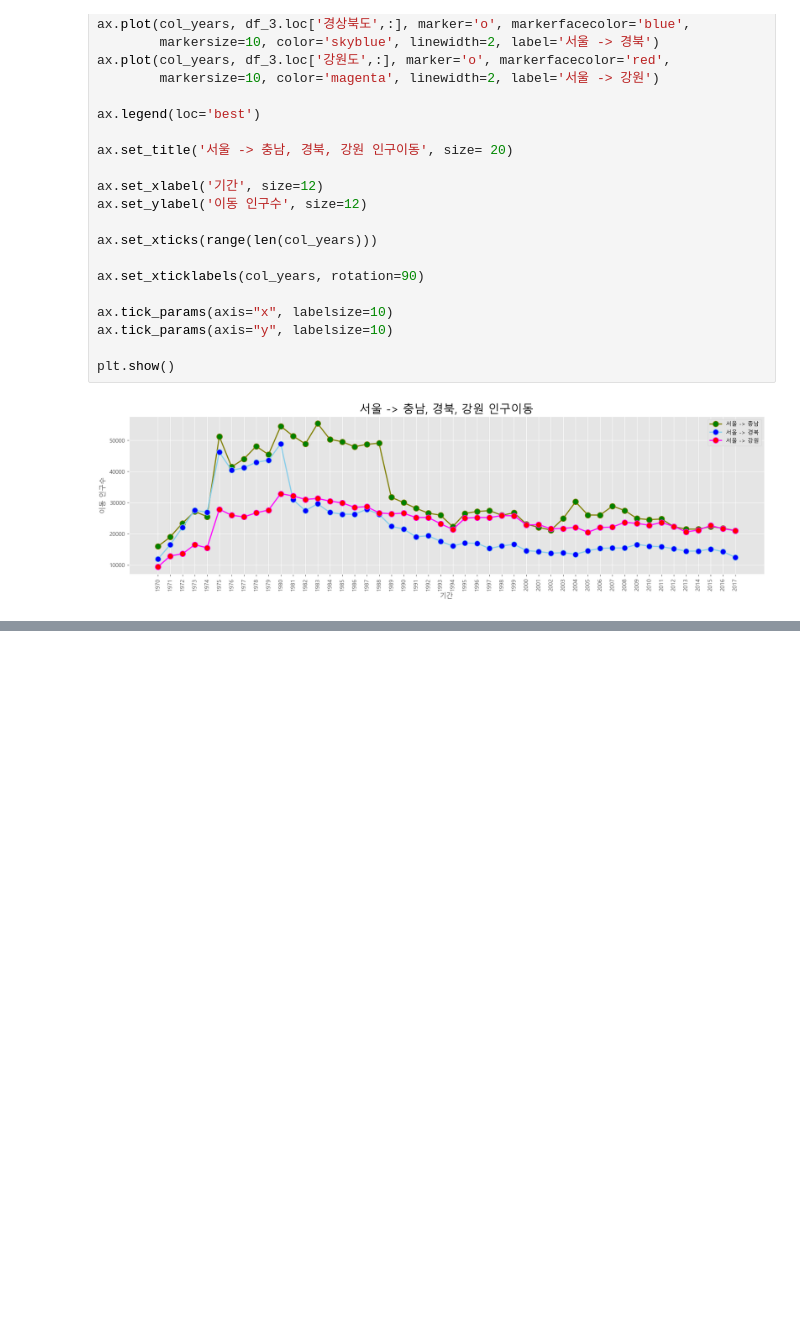
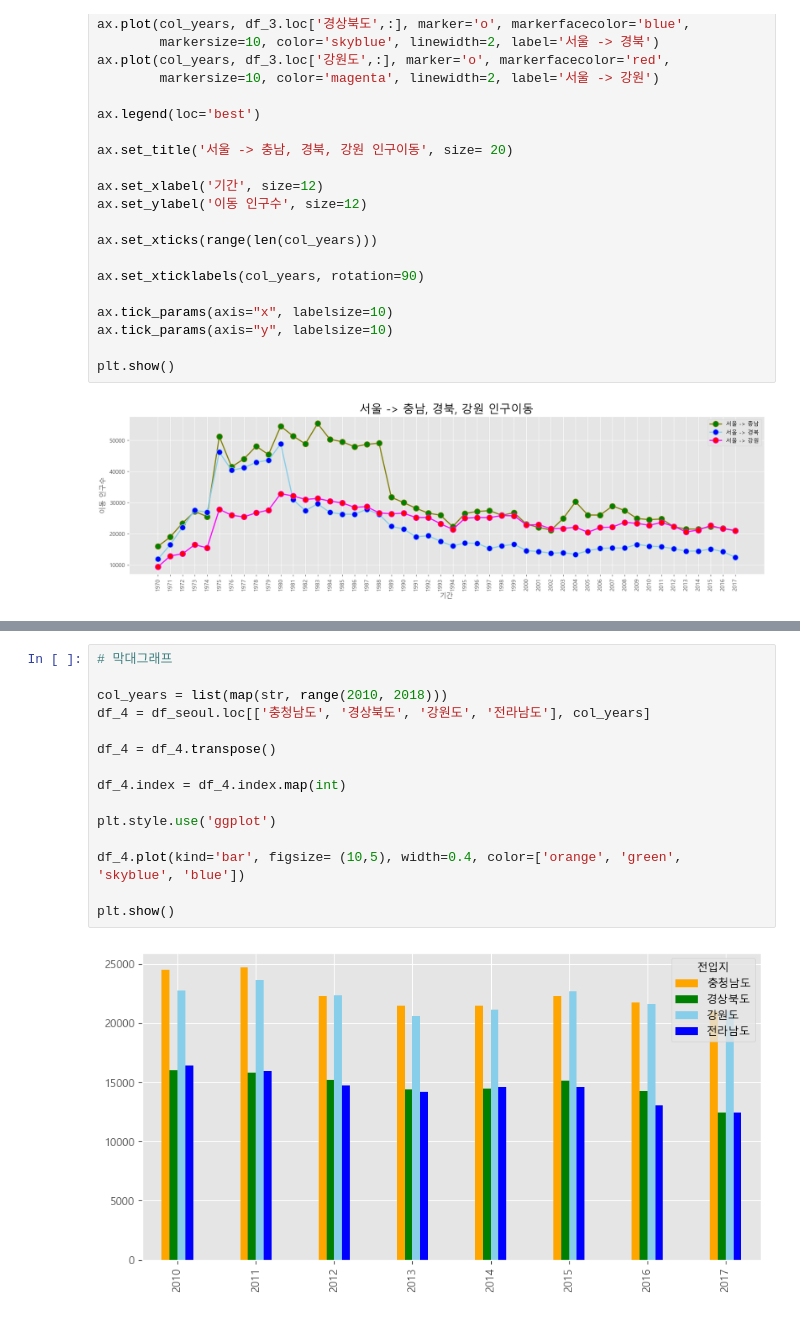
Before and after one commit to smparkkr00/15-ai-data-analyze, a Jupyter notebook: 4_시각화도구/4-1_matplotlib.ipynb, the cells around one changed output, grey strips where cells are left out. Saved outputs shown, nothing was run; the diff lists cells and outputs as text; blank space fills up the shorter version.

```diff
--- a/4_시각화도구/4-1_matplotlib.ipynb
+++ b/4_시각화도구/4-1_matplotlib.ipynb
@@ -380,0 +413,17 @@ plt.show()
+# %%
+# 막대그래프
+
+col_years = list(map(str, range(2010, 2018)))
+df_4 = df_seoul.loc[['충청남도', '경상북도', '강원도', '전라남도'], col_years]
+
+df_4 = df_4.transpose()
+
+df_4.index = df_4.index.map(int)
+
+plt.style.use('ggplot')
+
+df_4.plot(kind='bar', figsize= (10,5), width=0.4, color=['orange', 'green', 'skyblue', 'blue'])
+
+plt.show()
+# %% [output]
+[figure, added]
```
Also changed, not shown: parts of 23 cells of this notebook, 6 other files.
